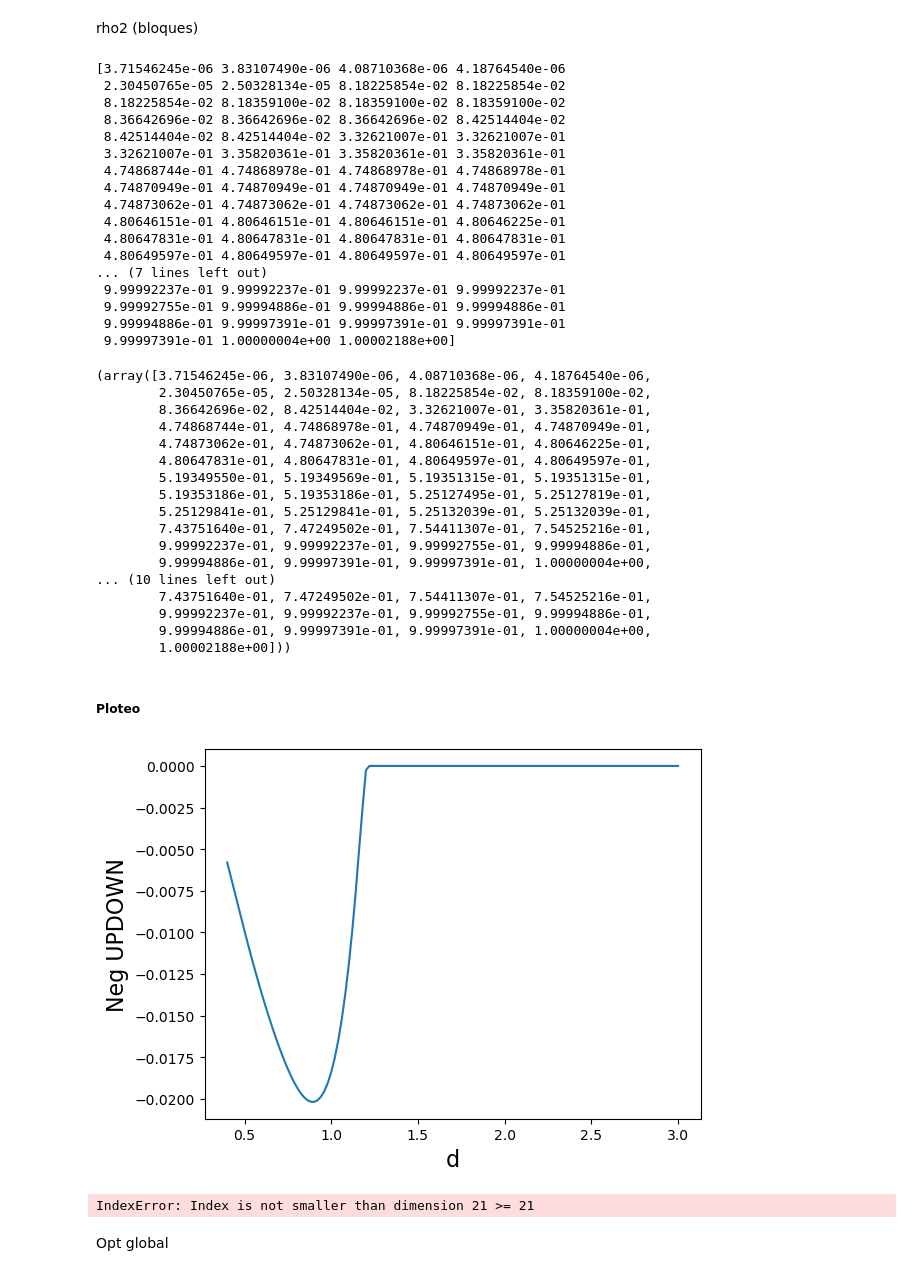
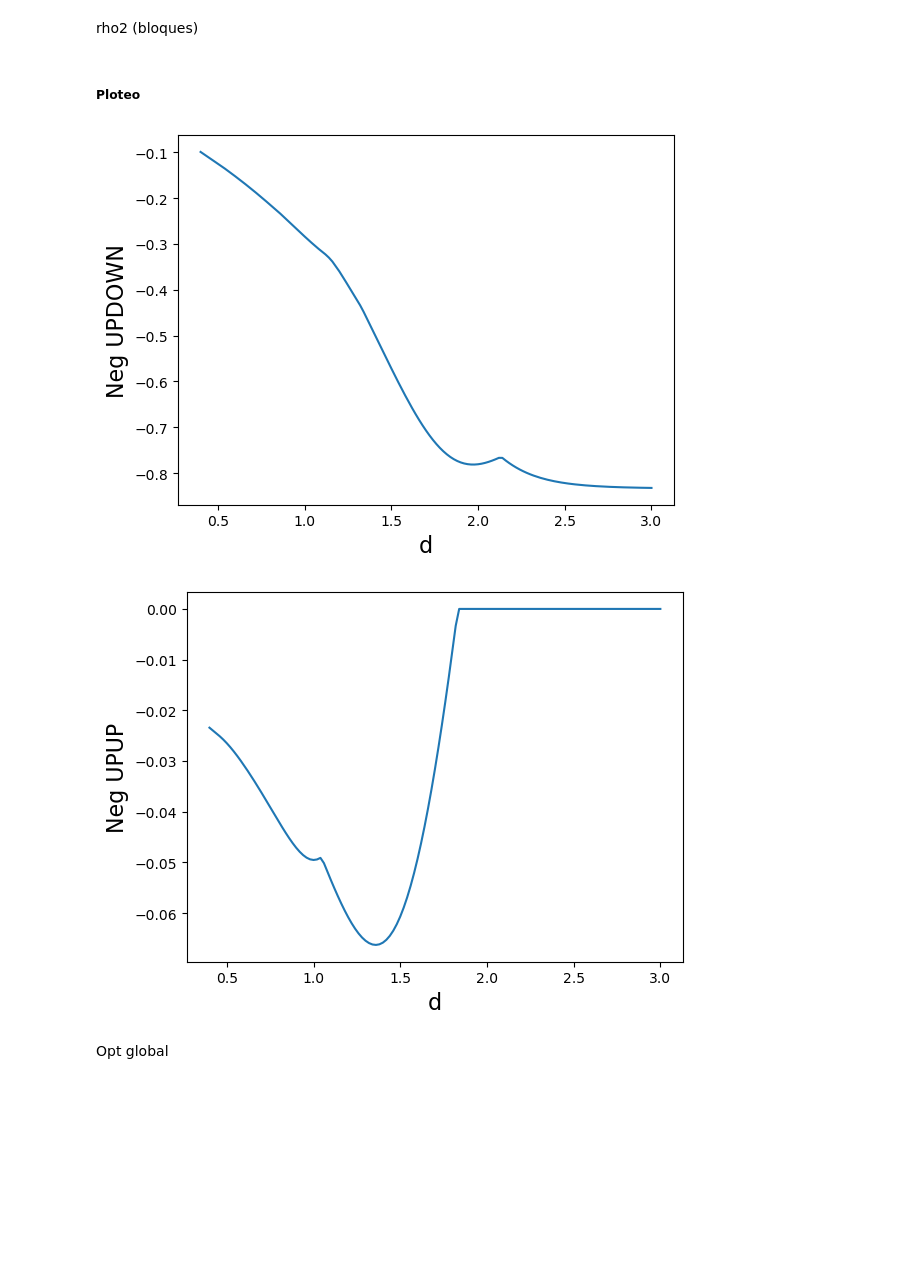
Before and after one commit to aguschanchu/q-chemistry, a Jupyter notebook: main.ipynb, the cells around one changed output. Saved outputs shown, nothing was run; the diff lists cells and outputs as text; code cells hidden in the pictures; blank space fills up the shorter version.

Commit message:
upup fixed

```diff
--- a/main.ipynb
+++ b/main.ipynb
@@ -87,6 +87,17 @@ class fixed_basis:
                 basis.append(oper)
         return basis, num_ele
 
+    def signs_gen(self, base):
+        signs = []
+        for op in base:
+            op_normal = of.transforms.normal_ordered(op)
+            if op_normal.terms:
+                coeff = next(iter(op_normal.terms.values()))
+                signs.append(np.sign(coeff))
+            else:
+                signs.append(0)
+        return np.array(signs)
+
     def __init__(self, d, num = None, pairs = False, basis = None, num_ele = None):
         self.d = d
         self.num = num
@@ -94,8 +105,10 @@ class fixed_basis:
         # Si nos da la base, la levantamos (asumimos GC). Si no, la creamos
         if basis is None:
             self.base, self.num_ele = self.create_basis(d, num, pairs)
+            self.signs = self.signs_gen(self.base)
         else:
             self.base, self.num_ele = basis, num_ele
+            self.signs = self.signs_gen(basis)
         self.size = len(self.base)
         self.canonicals = np.eye(self.size)
         self.pairs = pairs
@@ -345,7 +358,7 @@ def build_csv_basis(csvf, d, m, split=True):
             # Contamos niveles
             m_level = max(m_level, *natop)
             # Determinamos el índice
-            natop_to_int = lambda x: np.sum([2**(d-1-i) for i in x])
+            natop_to_int = lambda x: np.sum([2**i for i in x])
             naint = natop_to_int(natop)
             if naint not in ops_int:
                 num_ele.append(naint)
@@ -615,44 +628,6 @@ def extract_sparse_block(arr, row_terms, col_terms):
 
 rho_2_upup_arrays = extract_sparse_block(rho_2_total_arrays, upup_terms, upup_terms)
 rho_2_updown_arrays = extract_sparse_block(rho_2_total_arrays, updown_terms, updown_terms)
-# %%
-print(fff(rho_m(vect, rho_2_total_arrays)))
-fff(rho_m(vect, rho_2_updown_arrays)), fff(rho_m(vect, rho_2_extended))
-# %% [output]
-[3.71546245e-06 3.83107490e-06 4.08710368e-06 4.18764540e-06
- 2.30450765e-05 2.50328134e-05 8.18225854e-02 8.18225854e-02
- 8.18225854e-02 8.18359100e-02 8.18359100e-02 8.18359100e-02
- 8.36642696e-02 8.36642696e-02 8.36642696e-02 8.42514404e-02
- 8.42514404e-02 8.42514404e-02 3.32621007e-01 3.32621007e-01
- 3.32621007e-01 3.35820361e-01 3.35820361e-01 3.35820361e-01
- 4.74868744e-01 4.74868978e-01 4.74868978e-01 4.74868978e-01
- 4.74870949e-01 4.74870949e-01 4.74870949e-01 4.74870949e-01
- 4.74873062e-01 4.74873062e-01 4.74873062e-01 4.74873062e-01
- 4.80646151e-01 4.80646151e-01 4.80646151e-01 4.80646225e-01
- 4.80647831e-01 4.80647831e-01 4.80647831e-01 4.80647831e-01
- 4.80649597e-01 4.80649597e-01 4.80649597e-01 4.80649597e-01
-... (7 lines left out)
- 9.99992237e-01 9.99992237e-01 9.99992237e-01 9.99992237e-01
- 9.99992755e-01 9.99994886e-01 9.99994886e-01 9.99994886e-01
- 9.99994886e-01 9.99997391e-01 9.99997391e-01 9.99997391e-01
- 9.99997391e-01 1.00000004e+00 1.00002188e+00]
-(array([3.71546245e-06, 3.83107490e-06, 4.08710368e-06, 4.18764540e-06,
-        2.30450765e-05, 2.50328134e-05, 8.18225854e-02, 8.18359100e-02,
-        8.36642696e-02, 8.42514404e-02, 3.32621007e-01, 3.35820361e-01,
-        4.74868744e-01, 4.74868978e-01, 4.74870949e-01, 4.74870949e-01,
-        4.74873062e-01, 4.74873062e-01, 4.80646151e-01, 4.80646225e-01,
-        4.80647831e-01, 4.80647831e-01, 4.80649597e-01, 4.80649597e-01,
-        5.19349550e-01, 5.19349569e-01, 5.19351315e-01, 5.19351315e-01,
-        5.19353186e-01, 5.19353186e-01, 5.25127495e-01, 5.25127819e-01,
-        5.25129841e-01, 5.25129841e-01, 5.25132039e-01, 5.25132039e-01,
-        7.43751640e-01, 7.47249502e-01, 7.54411307e-01, 7.54525216e-01,
-        9.99992237e-01, 9.99992237e-01, 9.99992755e-01, 9.99994886e-01,
-        9.99994886e-01, 9.99997391e-01, 9.99997391e-01, 1.00000004e+00,
-... (10 lines left out)
-        7.43751640e-01, 7.47249502e-01, 7.54411307e-01, 7.54525216e-01,
-        9.99992237e-01, 9.99992237e-01, 9.99992755e-01, 9.99994886e-01,
-        9.99994886e-01, 9.99997391e-01, 9.99997391e-01, 1.00000004e+00,
-        1.00002188e+00]))
 # %%
 def rho_2_gen_ext(basis, upup = True):
     indices = []
@@ -660,15 +635,14 @@ def rho_2_gen_ext(basis, upup = True):
     d = basis.d // 2
     shape = (d**2, d**2, basis.size, basis.size)
     fact = 0 if upup else d
+
     for i, j, k, l in tqdm(itertools.product(range(d), repeat=4), total=d**4):
         op1 = of.FermionOperator((k,1)) * of.FermionOperator((l+fact,1))
         op2 = of.FermionOperator((j+fact,0)) * of.FermionOperator((i,0))
 
-        row_idx = t_basis.op_to_idx(op1)
-        col_idx = t_basis.op_to_idx(op2)
         op = of.transforms.normal_ordered(op1 * op2)
+        mat = np.real(of.get_sparse_operator(op, n_qubits=2*d))[np.ix_(basis.num_ele, basis.num_ele)]
 
-        mat = np.real(of.get_sparse_operator(op, n_qubits=2*d))[np.ix_(basis.num_ele, basis.num_ele)]
         # Extraemos la información
         n_r, n_c = mat.nonzero()
         data = mat.data
@@ -680,13 +654,15 @@ def rho_2_gen_ext(basis, upup = True):
     s_t = sparse.COO(indices_t, values, shape=shape)
     return s_t
 
-rho_2_extended = rho_2_gen_ext(basis_total, upup = False)
+
+rho_2_extended_up = rho_2_gen_ext(basis_total, upup = True)
+rho_2_extended_updown  = rho_2_gen_ext(basis_total, upup = False)
 # %%
 # Operaciones sobre matrices
-def partial_traspose(rho, perm, fact = True):
+def partial_traspose(rho, perm, upup = True):
     d = basis.d
     rho_p = np.zeros((d**2, d**2))
-    f = d if fact else 0
+    f = 0 if upup else d
     for m in range(d**2):
         for n in range(d**2):
             # Escrimos los índices i j k l en términos de m n
@@ -724,39 +700,40 @@ def m_entropy(vects, rho_arrays):
         eigvals = np.sort(np.linalg.eigvals(rho.todense()))
         res[idx] = -np.sum([x * np.log2(x) for x in eigvals])
     return res / np.trace(rho.todense())
 
-def plot_neg(vects, rho_arrays, label = r'$\rho^{(m)}$ eig'):
+def plot_neg(vects, rho_arrays, label = r'$\rho^{(m)}$ eig', second = False):
     ds = list(vects.keys())
     res = np.zeros(shape=(len(ds)))
     for idx, d in tqdm(enumerate(ds), total=len(ds)):
         vect = vects[d]
         rho = rho_m(vect, rho_arrays)
-        rho = partial_traspose(rho, [0, 3, 2, 1]) - partial_traspose(rho, [0, 2, 3, 1])
+        second_term = partial_traspose(rho, [0, 2, 3, 1]) if second else 0
+        rho = partial_traspose(rho, [0, 3, 2, 1]) - second_term
         res[idx] = np.sum([x for x in np.linalg.eigvals(rho) if x<0])
 
     plt.plot(ds, res)
     plt.xlabel(r'd', fontsize=16)
     plt.ylabel(label, fontsize=16)
     plt.show()
     return res
 
 #plot_rho(vects, rho_1_total_arrays, label = r'$\rho^{(1)}$ eig')
 #plot_rho(vects, rho_2_total_arrays, label = r'$\rho^{(2)}$ eig')
 #plot_rho(vects, rho_2_upup_arrays, label = r'$\rho^{(2)}_{upup}$ eig')
 #plot_rho(vects, rho_2_updown_arrays, label = r'$\rho^{(2)}_{updown}$ eig')
-plot_neg(vects, rho_2_extended, label = r'Neg UPDOWN')
-#plot_neg(vects, rho_2_upup_arrays, label = r'Neg UPUP')
+plot_neg(vects, rho_2_extended_updown, label = r'Neg UPDOWN')
+plot_neg(vects, rho_2_extended_up, label = r'Neg UPUP', second = True)
 
 ds = list(vects.keys())
 #plt.plot(ds, m_entropy(vects, rho_1_total_arrays),label='Total (1)')
 #plt.plot(ds, m_entropy(vects, rho_2_total_arrays),label='Total (2)')
 #plt.plot(ds, m_entropy(vects, rho_2_upup_arrays), label='UPUP')
 #plt.plot(ds, m_entropy(vects, rho_2_updown_arrays), label='UPDOWN')
 #plt.legend()
 #plt.show()
 # %% [output]
-[figure, old version]
+[figure, new version]
-IndexError: Index is not smaller than dimension 21 >= 21
+[figure, added]
 # %% [markdown]
 Opt global
 # %%
```
Also changed, not shown: parts of 1 cell of this notebook.
